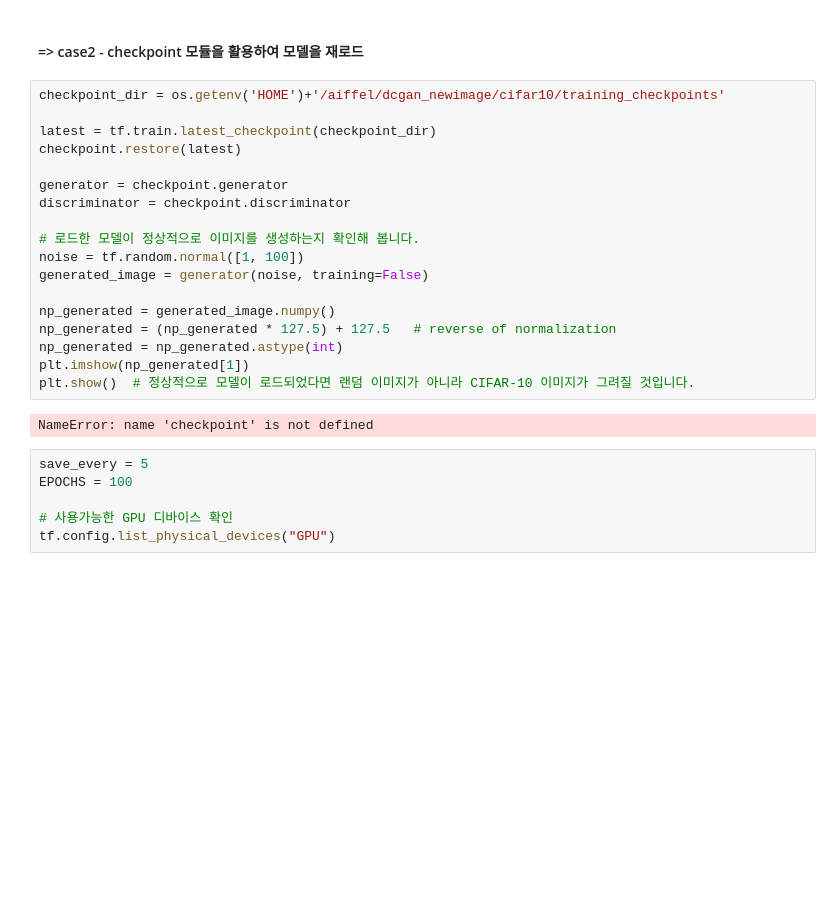
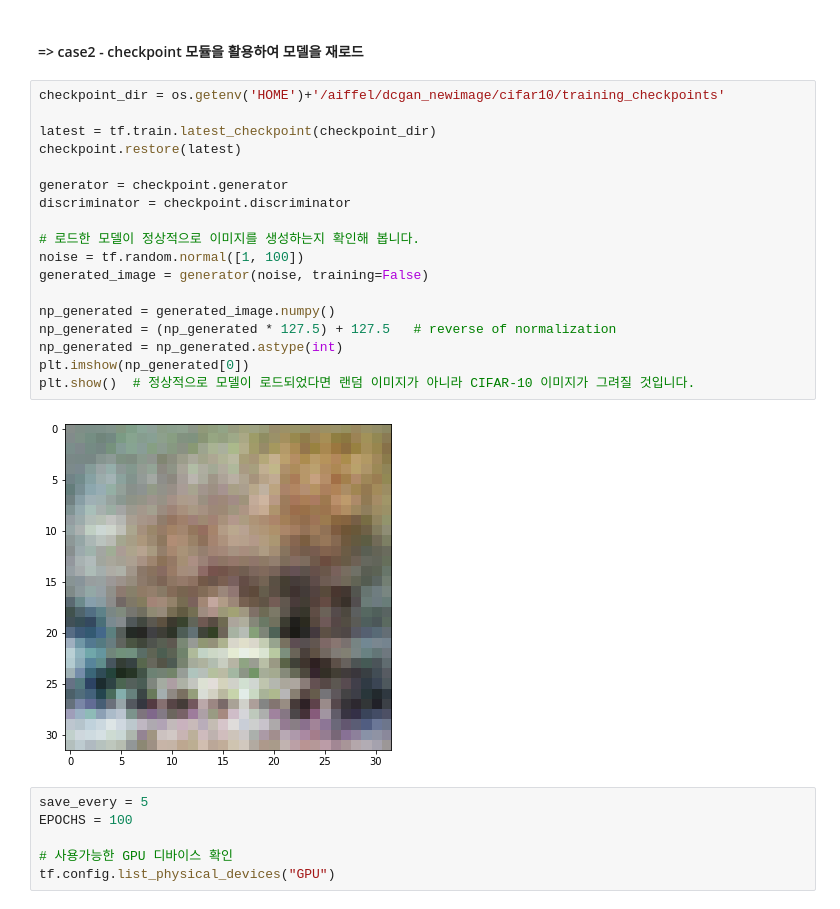
Before and after one commit to eunhaday/AIFFEL_quest_cr, a Jupyter notebook: Exploration/SQUest25/exp04_cifar-10.ipynb, the cells around one changed output. Saved outputs shown, nothing was run; the diff lists cells and outputs as text; blank space fills up the shorter version.

```diff
--- a/Exploration/SQUest25/exp04_cifar-10.ipynb
+++ b/Exploration/SQUest25/exp04_cifar-10.ipynb
@@ -731,23 +738,23 @@ with imageio.get_writer(anim_file, mode='I') as writer:
 # %%
 checkpoint_dir = os.getenv('HOME')+'/aiffel/dcgan_newimage/cifar10/training_checkpoints'
 
 latest = tf.train.latest_checkpoint(checkpoint_dir)
 checkpoint.restore(latest)
 
 generator = checkpoint.generator
 discriminator = checkpoint.discriminator
 
 # 로드한 모델이 정상적으로 이미지를 생성하는지 확인해 봅니다.
 noise = tf.random.normal([1, 100])
 generated_image = generator(noise, training=False)
 
 np_generated = generated_image.numpy()
 np_generated = (np_generated * 127.5) + 127.5   # reverse of normalization
 np_generated = np_generated.astype(int)
-plt.imshow(np_generated[1])
+plt.imshow(np_generated[0])
 plt.show()  # 정상적으로 모델이 로드되었다면 랜덤 이미지가 아니라 CIFAR-10 이미지가 그려질 것입니다.
 # %% [output]
-NameError: name 'checkpoint' is not defined
+[figure, added]
 # %%
 save_every = 5
 EPOCHS = 100
```
Also changed, not shown: parts of 9 cells of this notebook.
